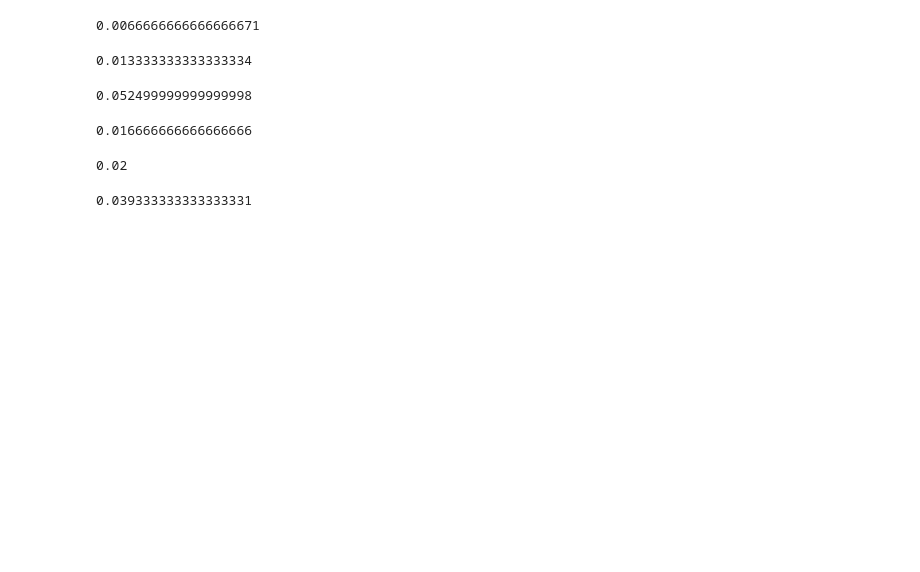
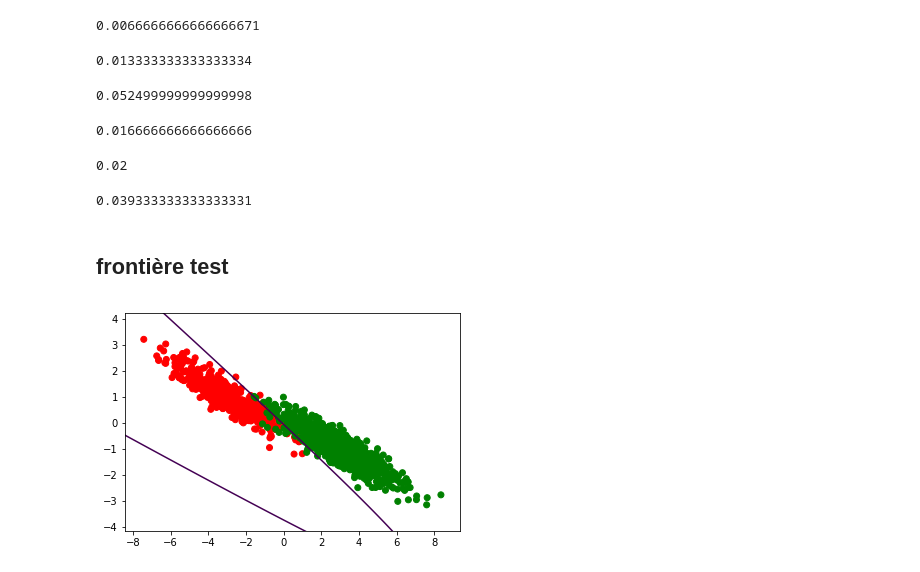
Before and after one commit to YoucefZemmouri/Graphical_Model_HMK1, a Jupyter notebook: QDA_Model.ipynb, the cells around one changed output. Saved outputs shown, nothing was run; the diff lists cells and outputs as text; code cells hidden in the pictures; blank space fills up the shorter version.

Commit message:
add QDA sepration for test

```diff
--- a/QDA_Model.ipynb
+++ b/QDA_Model.ipynb
@@ -216,3 +216,47 @@ predict(C_test)
 (C_test.pred != C_test.Y).mean()
 # %% [output]
 0.039333333333333331
+# %% [markdown]
+## frontière test
+# %%
+def visualize(data, data1):
+    Pi, mu0, mu1, Sigma0, Sigma1 = qda_ml(data1)
+
+    #Set Points
+    color = ['red' if l else 'green' for l in data.Y]
+    plt.scatter(data.X1, data.X2, color=color)
+
+    #Set Axes
+    axes = plt.gca()
+    axes.set_xlim([data.X1.min()-1,data.X1.max()+1])
+    axes.set_ylim([data.X2.min()-1,data.X2.max()+1])
+
+    #Set line separation
+    y,x=np.ogrid[data.X1.min()-100:data.X1.max()+100:10000j,data.X2.min()-100:data.X2.max()+100:10000j]
+
+    detSigma0 = Sigma0.get_value('X1','X1')*Sigma0.get_value('X2','X2')-Sigma0.get_value('X1','X2')*Sigma0.get_value('X1','X2')
+    detSigma1 = Sigma1.get_value('X1','X1')*Sigma1.get_value('X2','X2')-Sigma1.get_value('X1','X2')*Sigma1.get_value('X1','X2')
+
+    Sigma0 = pd.DataFrame(np.linalg.pinv(Sigma0.values), Sigma0.columns, Sigma0.index)
+    Sigma1 = pd.DataFrame(np.linalg.pinv(Sigma1.values), Sigma1.columns, Sigma1.index)
+
+    A = Sigma1 - Sigma0
+    a = A.get_value('X1','X1')
+    b = A.get_value('X2','X2')
+    c = A.get_value('X2','X1')
+
+    B = 2*(Sigma0.dot(mu0)-Sigma1.dot(mu1)).transpose()
+    d = B.get_value('X1','X1')
+    e = B.get_value('X2','X2')
+
+    C = ((mu1.T.dot(Sigma1)).dot(mu1))-((mu0.T.dot(Sigma0)).dot(mu0))
+    E = 2*math.log((Pi*math.sqrt(detSigma0))/((1-Pi)*math.sqrt(detSigma1)))
+
+    plt.contour(x.ravel(),y.ravel(),a*x*x+b*y*y+2*c*x*y+d*x+e*y+C-E,[0])
+
+    #Visualize
+    plt.show()
+# %%
+visualize(A_test, A_train)
+# %% [output]
+[figure, added]
```
Also changed, not shown: parts of 2 cells of this notebook.
